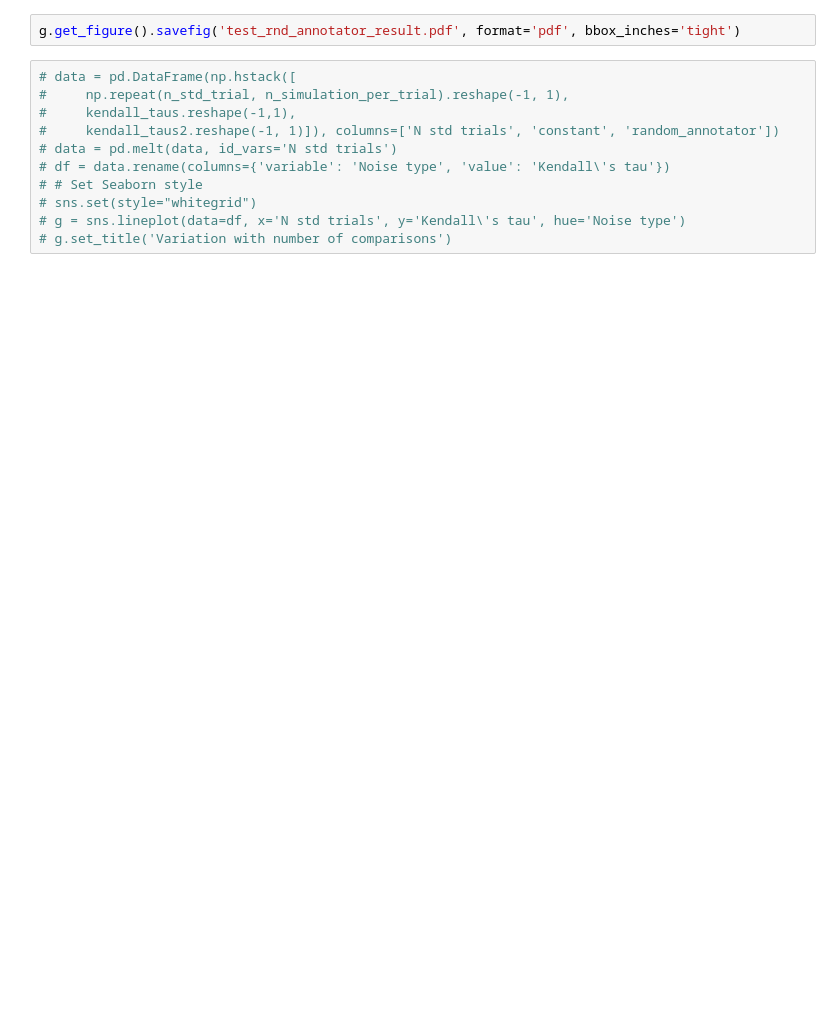
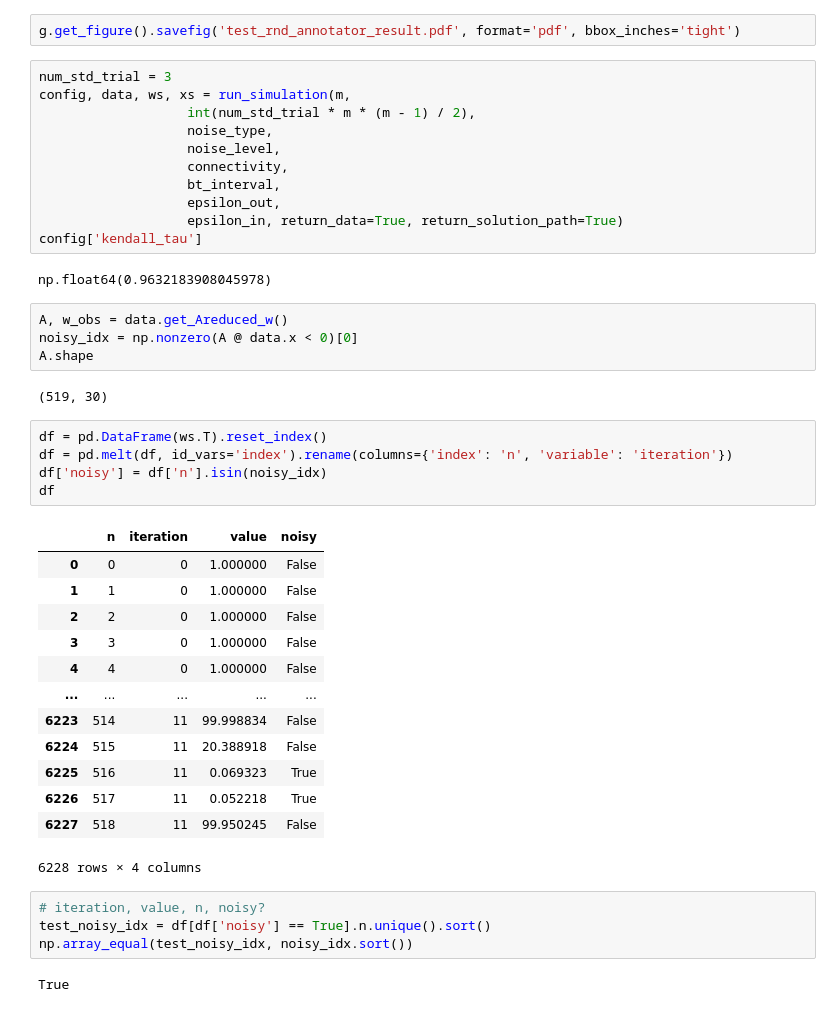
Before and after one commit to duckiendoan/PD-Rank, a Jupyter notebook: PDRank_exp.ipynb, the cells around one changed output. Cells and saved outputs as stored; diff of their text form; blank space fills up the shorter version.

```diff
--- a/PDRank_exp.ipynb
+++ b/PDRank_exp.ipynb
@@ -158,13 +195,46 @@ Text(0, 0.5, "Kendall's tau")
 # %%
 g.get_figure().savefig('test_rnd_annotator_result.pdf', format='pdf', bbox_inches='tight')
-# %%
-# data = pd.DataFrame(np.hstack([
-#     np.repeat(n_std_trial, n_simulation_per_trial).reshape(-1, 1),
-#     kendall_taus.reshape(-1,1),
-#     kendall_taus2.reshape(-1, 1)]), columns=['N std trials', 'constant', 'random_annotator'])
-# data = pd.melt(data, id_vars='N std trials')
-# df = data.rename(columns={'variable': 'Noise type', 'value': 'Kendall\'s tau'})
-# # Set Seaborn style
-# sns.set(style="whitegrid")
-# g = sns.lineplot(data=df, x='N std trials', y='Kendall\'s tau', hue='Noise type')
-# g.set_title('Variation with number of comparisons')
+# %%
+num_std_trial = 3
+config, data, ws, xs = run_simulation(m,
+                   int(num_std_trial * m * (m - 1) / 2),
+                   noise_type,
+                   noise_level,
+                   connectivity,
+                   bt_interval,
+                   epsilon_out,
+                   epsilon_in, return_data=True, return_solution_path=True)
+config['kendall_tau']
+# %% [output]
+np.float64(0.9632183908045978)
+# %%
+A, w_obs = data.get_Areduced_w()
+noisy_idx = np.nonzero(A @ data.x < 0)[0]
+A.shape
+# %% [output]
+(519, 30)
+# %%
+df = pd.DataFrame(ws.T).reset_index()
+df = pd.melt(df, id_vars='index').rename(columns={'index': 'n', 'variable': 'iteration'})
+df['noisy'] = df['n'].isin(noisy_idx)
+df
+# %% [output]
+|  | n | iteration | value | noisy |
+| 0 | 0 | 0 | 1.000000 | False |
+| 1 | 1 | 0 | 1.000000 | False |
+| 2 | 2 | 0 | 1.000000 | False |
+| 3 | 3 | 0 | 1.000000 | False |
+| 4 | 4 | 0 | 1.000000 | False |
+| ... | ... | ... | ... | ... |
+| 6223 | 514 | 11 | 99.998834 | False |
+| 6224 | 515 | 11 | 20.388918 | False |
+| 6225 | 516 | 11 | 0.069323 | True |
+| 6226 | 517 | 11 | 0.052218 | True |
+| 6227 | 518 | 11 | 99.950245 | False |
+6228 rows × 4 columns
+# %%
+# iteration, value, n, noisy?
+test_noisy_idx = df[df['noisy'] == True].n.unique().sort()
+np.array_equal(test_noisy_idx, noisy_idx.sort())
+# %% [output]
+True
```
Also changed, not shown: parts of 14 cells of this notebook, 1 other file.
